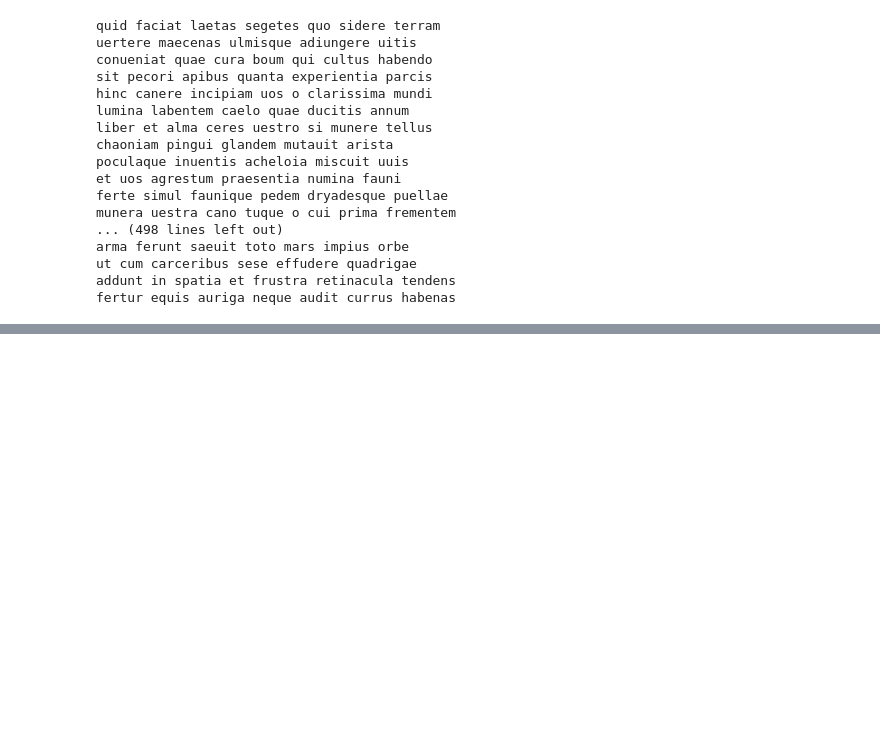
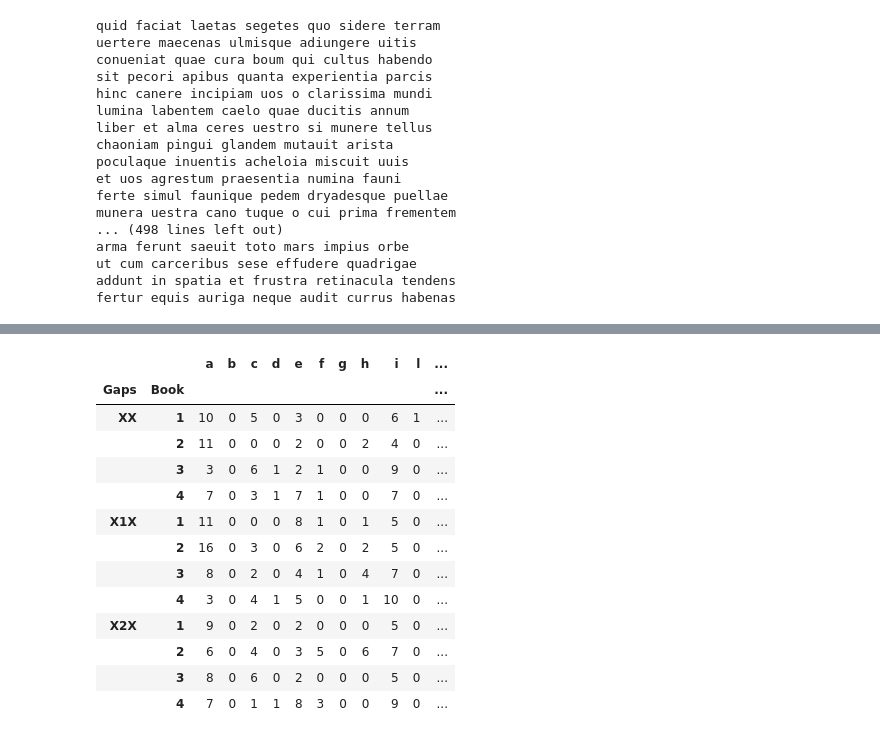
Before and after one commit to diyclassics/ll-experiments, a Jupyter notebook: herdan.ipynb, the cells around one changed output, grey strips where cells are left out. Cells and saved outputs as stored; diff of their text form; code cells hidden in the pictures; blank space fills up the shorter version.

```diff
--- a/herdan.ipynb
+++ b/herdan.ipynb
@@ -128,7 +126,7 @@ for bigrams in georgics_bigrams:
     xx = []
 
     for bigram in bigrams:
-        if get_x_match(bigram) and bigram.startswith('a'):
+        if get_x_match(bigram):
             xx.append(bigram[0])
 
     georgics_matches.append(xx)
@@ -172,0 +207,2 @@ print(find_skipgrams(test,2,1))
+# %%
+georgics_skipgrams = [find_skipgrams(initial,2,1) for initial in georgics_initials]
@@ -172,0 +260,39 @@ print(find_skipgrams(test,2,1))
+# %%
+df = df.append(X1X)
+# %%
+georgics_skipgrams = [find_skipgrams(initial,2,2) for initial in georgics_initials]
+
+georgics_matches = []
+
+for bigrams in georgics_skipgrams:
+    x2x = []
+
+    for bigram in bigrams:
+        if get_x_match(bigram):
+            x2x.append(bigram[0])
+
+    georgics_matches.append(x2x)
+
+#print(georgics_matches)
+
+georgics_match_counts = [Counter(match) for match in georgics_matches]
+georgics_match_counts = [dict(count.items()) for count in georgics_match_counts]
+l = georgics_match_counts
+
+alpha_keys = ['a', 'b', 'c', 'd', 'e', 'f', 'g', 'h', 'i', 'l', 'm', 'n', 'o', 'p', 'q', 'r', 's', 't', 'u']
+
+from collections import defaultdict
+d = defaultdict(list)
+
+for letter in alpha_keys:
+    for item in l:
+        if letter in item.keys():
+            d[letter].append(item[letter])
+        else:
+            d[letter].append(0)
+
+tuples = list(zip(*[['X2X']*4,['1','2','3','4']]))
+index = pd.MultiIndex.from_tuples(tuples, names=['Gaps', 'Book'])
+X2X = pd.DataFrame.from_dict(d)
+X2X.index = index
+X2X
@@ -172,0 +306,17 @@ print(find_skipgrams(test,2,1))
+# %%
+df.append(X2X)
+# %% [output]
+|  |  | a | b | c | d | e | f | g | h | i | l | ... |
+| Gaps | Book |  |  |  |  |  |  |  |  |  |  | ... |
+| XX | 1 | 10 | 0 | 5 | 0 | 3 | 0 | 0 | 0 | 6 | 1 | ... |
+|  | 2 | 11 | 0 | 0 | 0 | 2 | 0 | 0 | 2 | 4 | 0 | ... |
+|  | 3 | 3 | 0 | 6 | 1 | 2 | 1 | 0 | 0 | 9 | 0 | ... |
+|  | 4 | 7 | 0 | 3 | 1 | 7 | 1 | 0 | 0 | 7 | 0 | ... |
+| X1X | 1 | 11 | 0 | 0 | 0 | 8 | 1 | 0 | 1 | 5 | 0 | ... |
+|  | 2 | 16 | 0 | 3 | 0 | 6 | 2 | 0 | 2 | 5 | 0 | ... |
+|  | 3 | 8 | 0 | 2 | 0 | 4 | 1 | 0 | 4 | 7 | 0 | ... |
+|  | 4 | 3 | 0 | 4 | 1 | 5 | 0 | 0 | 1 | 10 | 0 | ... |
+| X2X | 1 | 9 | 0 | 2 | 0 | 2 | 0 | 0 | 0 | 5 | 0 | ... |
+|  | 2 | 6 | 0 | 4 | 0 | 3 | 5 | 0 | 6 | 7 | 0 | ... |
+|  | 3 | 8 | 0 | 6 | 0 | 2 | 0 | 0 | 0 | 5 | 0 | ... |
+|  | 4 | 7 | 0 | 1 | 1 | 8 | 3 | 0 | 0 | 9 | 0 | ... |
```
Also changed, not shown: parts of 29 cells of this notebook, 1 other file.
